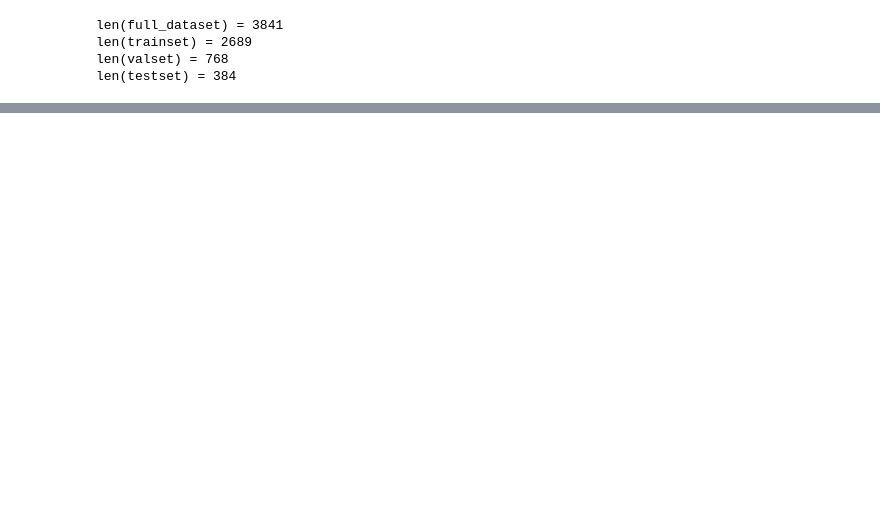
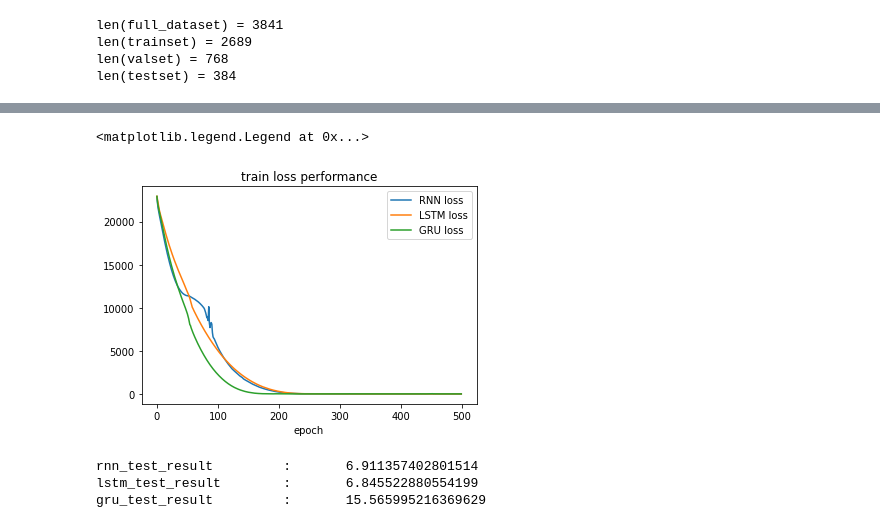
Before and after one commit to xiaoshaoyc/CSCI-4962, a Jupyter notebook: CSCI_4962_hw4.ipynb, the cells around one changed output, grey strips where cells are left out. Saved outputs shown, nothing was run; the diff lists cells and outputs as text; code cells hidden in the pictures; blank space fills up the shorter version.

```diff
--- a/CSCI_4962_hw4.ipynb
+++ b/CSCI_4962_hw4.ipynb
@@ -427,0 +474,23 @@ As mentioned in previous homework, the EDA we can do for graphic input is limite
+# %%
+plt.plot(loss_list1, label="RNN loss")
+plt.plot(loss_list2, label="LSTM loss")
+plt.plot(loss_list3, label="GRU loss")
+
+plt.title("train loss performance")
+plt.xlabel("epoch")
+plt.legend()
+# %% [output]
+<matplotlib.legend.Legend at 0x...>
+[figure, added]
+# %%
+testloader = DataLoader(testset, batch_size=len(testset), shuffle=False)
+rnn_test = val(model1, loss_fn, testloader)
+lstm_test = val(model2, loss_fn, testloader)
+gru_test = val(model3, loss_fn, testloader)
+print(f'rnn_test_result\t\t:\t{rnn_test}')
+print(f'lstm_test_result\t:\t{lstm_test}')
+print(f'gru_test_result\t\t:\t{gru_test}')
+# %% [output]
+rnn_test_result         :       6.911357402801514
+lstm_test_result        :       6.845522880554199
+gru_test_result         :       15.565995216369629
```
Also changed, not shown: parts of 34 cells of this notebook.
